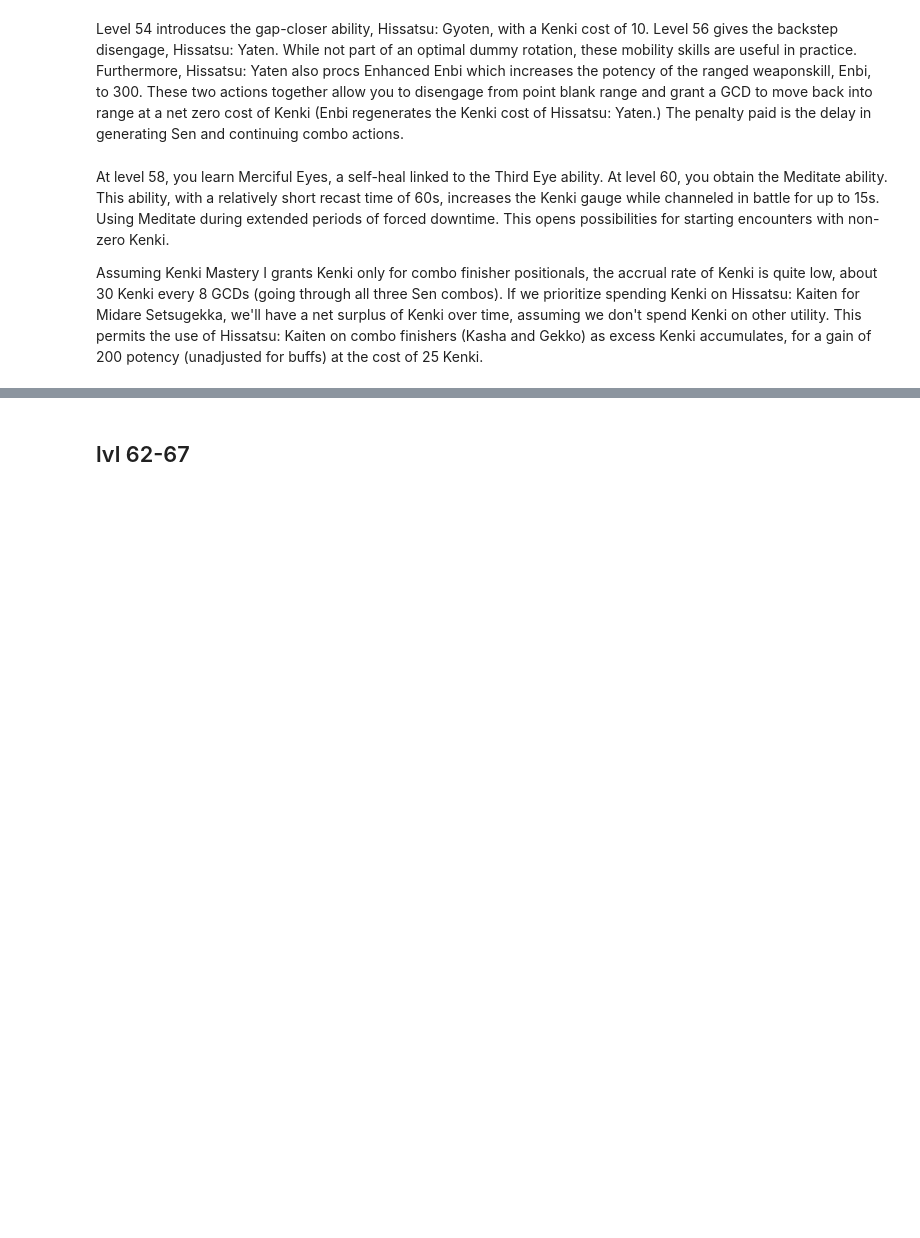
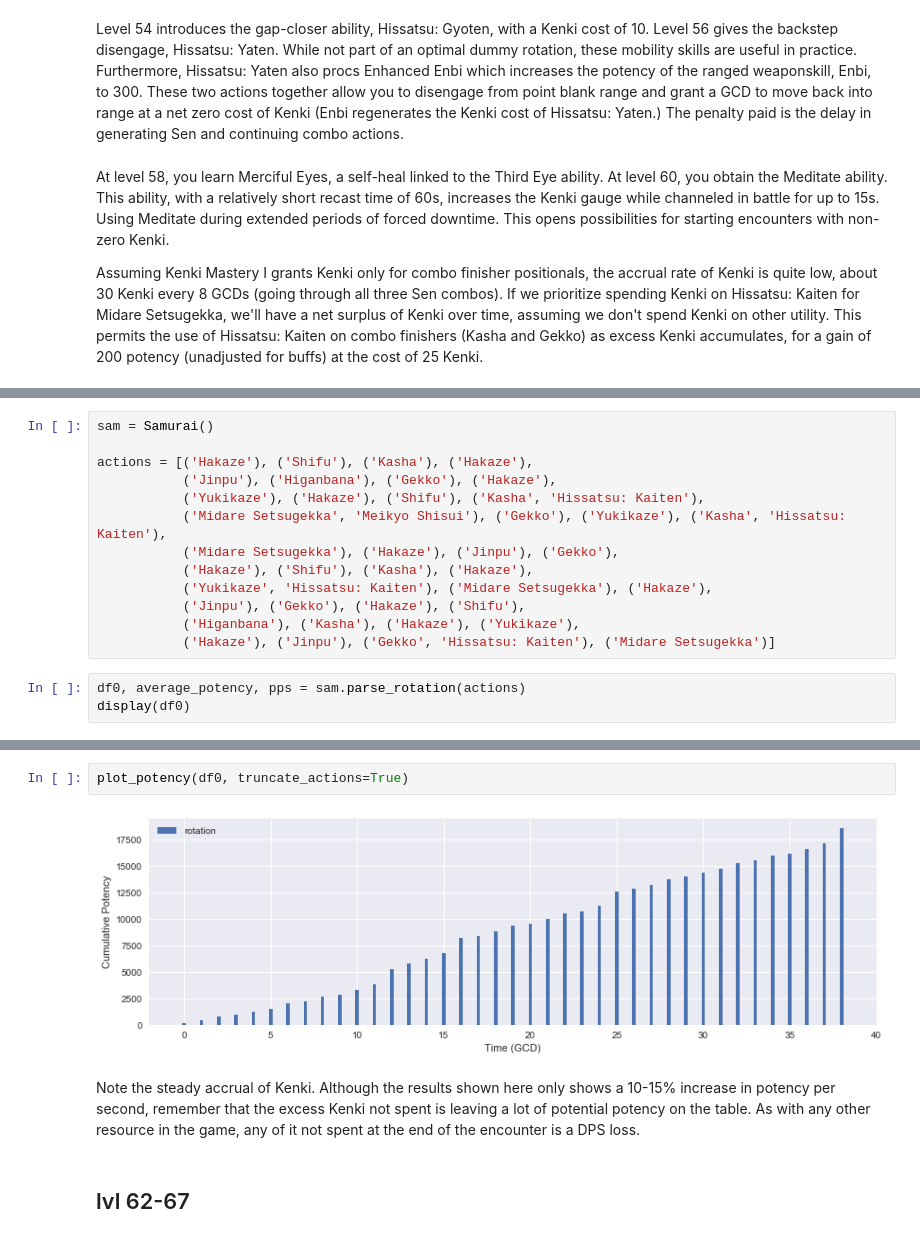
Before and after one commit to rconcep/ffxiv, a Jupyter notebook: sam-by-the-numbers-50-60.ipynb, the cells around one changed output, grey strips where cells are left out. Saved outputs shown, nothing was run; the diff lists cells and outputs as text; blank space fills up the shorter version.

```diff
--- a/sam-by-the-numbers-50-60.ipynb
+++ b/sam-by-the-numbers-50-60.ipynb
@@ -29,0 +32,16 @@ Assuming Kenki Mastery I grants Kenki only for combo finisher positionals, the a
+# %%
+sam = Samurai()
+
+actions = [('Hakaze'), ('Shifu'), ('Kasha'), ('Hakaze'),
+           ('Jinpu'), ('Higanbana'), ('Gekko'), ('Hakaze'),
+           ('Yukikaze'), ('Hakaze'), ('Shifu'), ('Kasha', 'Hissatsu: Kaiten'),
+           ('Midare Setsugekka', 'Meikyo Shisui'), ('Gekko'), ('Yukikaze'), ('Kasha', 'Hissatsu: Kaiten'),
+           ('Midare Setsugekka'), ('Hakaze'), ('Jinpu'), ('Gekko'),
+           ('Hakaze'), ('Shifu'), ('Kasha'), ('Hakaze'),
+           ('Yukikaze', 'Hissatsu: Kaiten'), ('Midare Setsugekka'), ('Hakaze'),
+           ('Jinpu'), ('Gekko'), ('Hakaze'), ('Shifu'),
+           ('Higanbana'), ('Kasha'), ('Hakaze'), ('Yukikaze'),
+           ('Hakaze'), ('Jinpu'), ('Gekko', 'Hissatsu: Kaiten'), ('Midare Setsugekka')]
+# %%
+df0, average_potency, pps = sam.parse_rotation(actions)
+display(df0)
@@ -30,3 +68,9 @@ Assuming Kenki Mastery I grants Kenki only for combo finisher positionals, the a
+# %%
+plot_potency(df0, truncate_actions=True)
+# %% [output]
+[figure, added]
+# %% [markdown]
+Note the steady accrual of Kenki. Although the results shown here only shows a 10-15% increase in potency per second, remember that the excess Kenki not spent is leaving a lot of potential potency on the table. As with any other resource in the game, any of it not spent at the end of the encounter is a DPS loss.
 # %% [markdown]
 ## lvl 62-67
 # %% [markdown]
```
Also changed, not shown: parts of 2 cells of this notebook, 3 other files.
